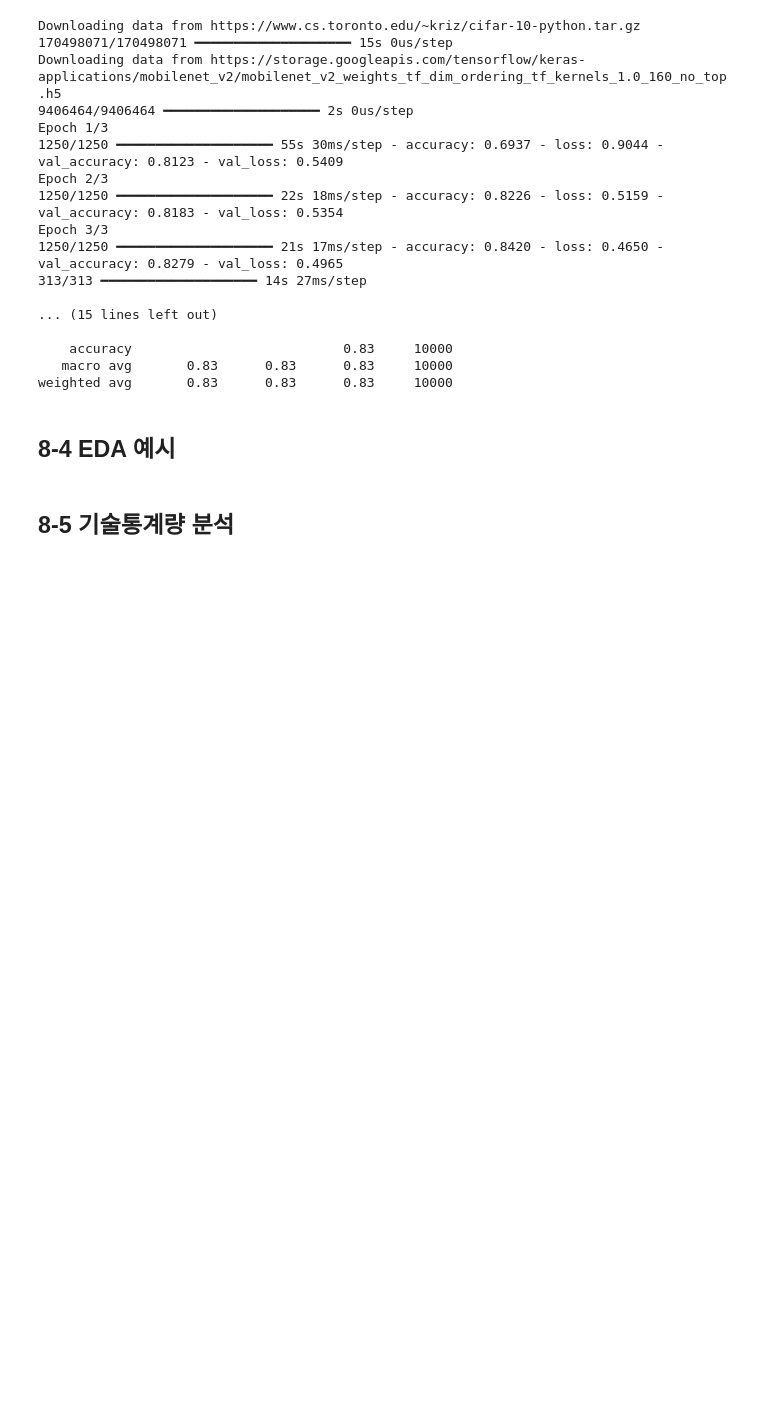
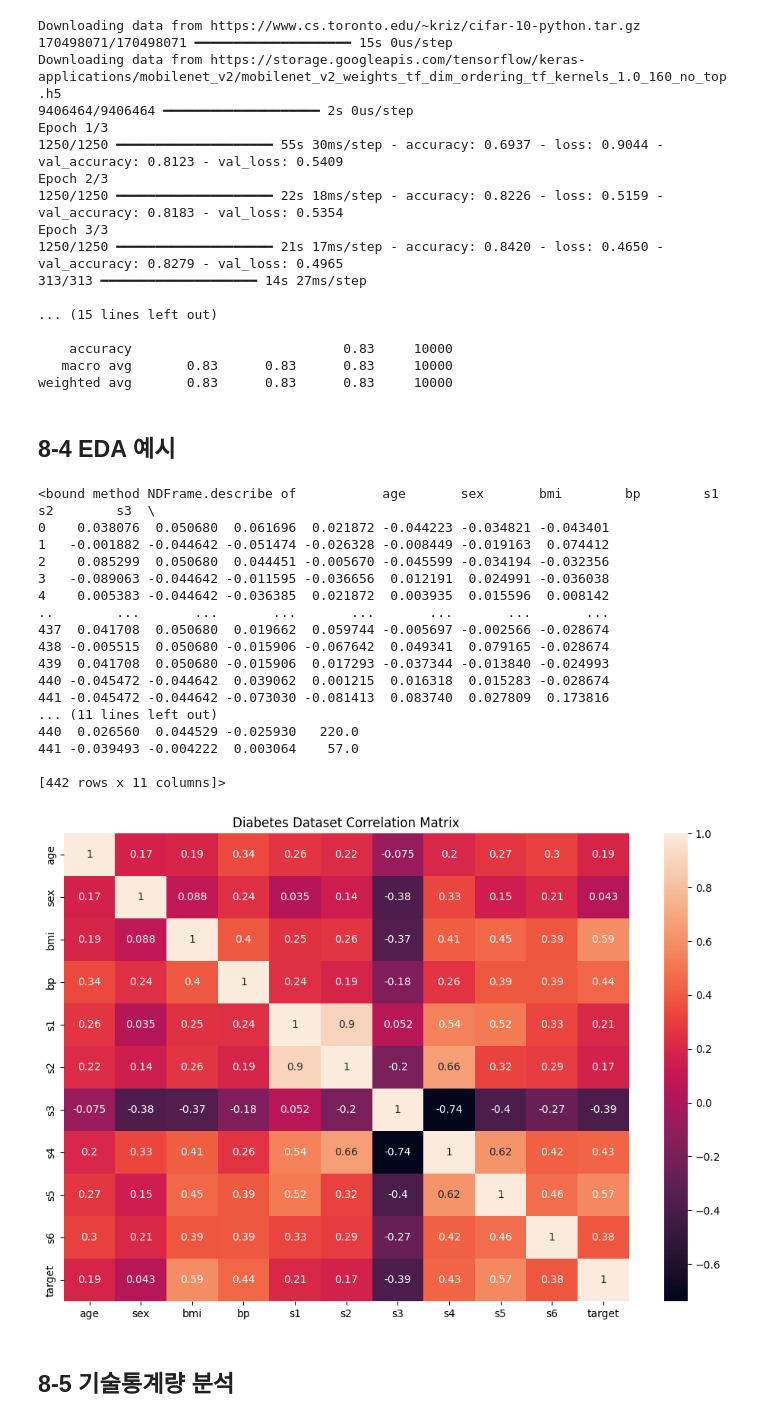
Before and after one commit to dlsdnsms/Data-Analysis-with-Open-Source, a Jupyter notebook: 오픈소스_데이터_분석_8강.ipynb, the cells around one changed output. Saved outputs shown, nothing was run; the diff lists cells and outputs as text; code cells hidden in the pictures; blank space fills up the shorter version.

```diff
--- a/오픈소스_데이터_분석_8강.ipynb
+++ b/오픈소스_데이터_분석_8강.ipynb
@@ -144,23 +144,46 @@ weighted avg       0.83      0.83      0.83     10000
 # %%
 # eda = 데이터 탐색
 import pandas as pd
 import matplotlib.pyplot as plt
 import seaborn as sns
 from sklearn.datasets import load_diabetes
 
 ## 당뇨병 데이터셋 로드 및 데이터프레임 생성
 diabetes = load_diabetes()
 df = pd.DataFrame(diabetes.data, columns=diabetes.feature_names)
 df['target'] = diabetes.target
 
 ## dataframe의 describe를 이용하여 기본 통계량 출력
+print(df.describe)
 
 ## 상관 행렬 시각화
 plt.figure(figsize=(12,8))
 # dataframe의 각 열(변수)들 간의 상관 계수(correlation coefficient)를 계산하고 corr_matrix로 저장
+# -1은 관계 없음 1은 관계 있음
+corr_matrix = df.corr()
+sns.heatmap(corr_matrix, annot=True)
 # seaborn으로 corr_matrix를 heatmap으로 시각화
 plt.title('Diabetes Dataset Correlation Matrix')
 plt.show()
+# %% [output]
+<bound method NDFrame.describe of           age       sex       bmi        bp        s1        s2        s3  \
+0    0.038076  0.050680  0.061696  0.021872 -0.044223 -0.034821 -0.043401
+1   -0.001882 -0.044642 -0.051474 -0.026328 -0.008449 -0.019163  0.074412
+2    0.085299  0.050680  0.044451 -0.005670 -0.045599 -0.034194 -0.032356
+3   -0.089063 -0.044642 -0.011595 -0.036656  0.012191  0.024991 -0.036038
+4    0.005383 -0.044642 -0.036385  0.021872  0.003935  0.015596  0.008142
+..        ...       ...       ...       ...       ...       ...       ...
+437  0.041708  0.050680  0.019662  0.059744 -0.005697 -0.002566 -0.028674
+438 -0.005515  0.050680 -0.015906 -0.067642  0.049341  0.079165 -0.028674
+439  0.041708  0.050680 -0.015906  0.017293 -0.037344 -0.013840 -0.024993
+440 -0.045472 -0.044642  0.039062  0.001215  0.016318  0.015283 -0.028674
+441 -0.045472 -0.044642 -0.073030 -0.081413  0.083740  0.027809  0.173816
+... (11 lines left out)
+440  0.026560  0.044529 -0.025930   220.0
+441 -0.039493 -0.004222  0.003064    57.0
+
+[442 rows x 11 columns]>
+[figure, added]
 # %% [markdown]
 ## 8-5 기술통계량 분석
 # %%
```
